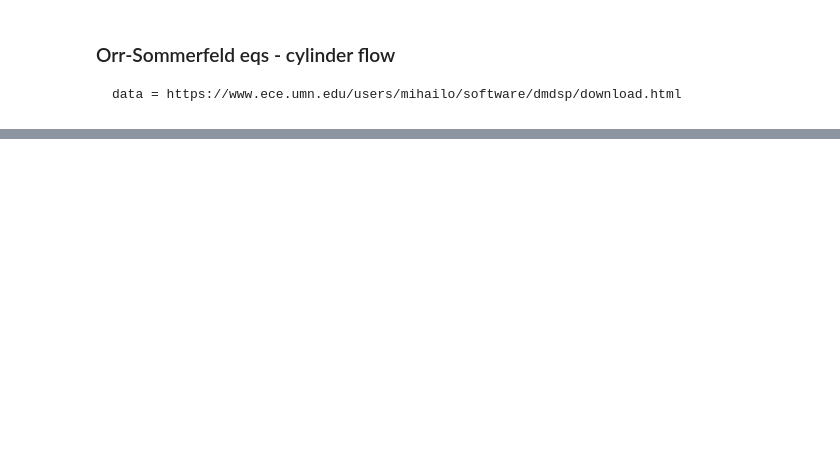
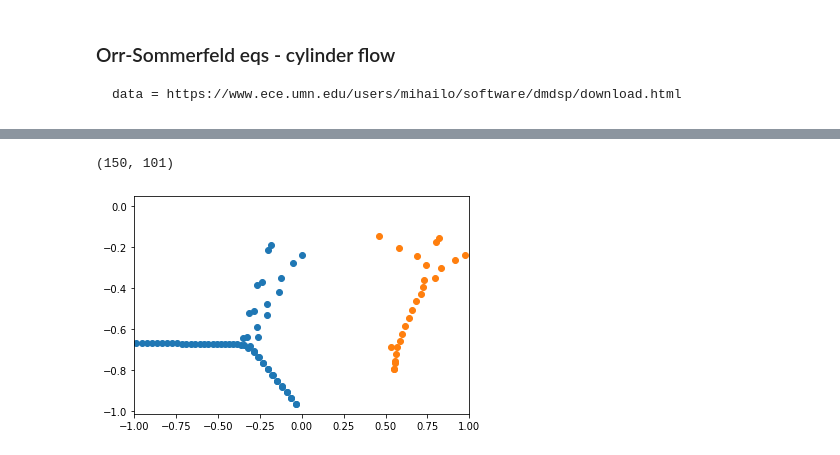
Before and after one commit to ela-d/DMD, a Jupyter notebook: Orr-Sommerfeld_example.ipynb, the cells around one changed output, grey strips where cells are left out. Drawn from its saved outputs; the diff is of its cells as text; code cells hidden in the pictures; blank space fills up the shorter version.

```diff
--- a/Orr-Sommerfeld_example.ipynb
+++ b/Orr-Sommerfeld_example.ipynb
@@ -33,0 +37,14 @@ plt.show()
+# %%
+xfull = loadmat('channel_xfull.mat')
+xfull = xfull['X']
+xfull.shape
+# %% [output]
+(150, 101)
+# %%
+Z, L, r, _, _ = GEDMDQ(xfull[:,:100], xfull[:,1:101], k=26)
+plt.scatter(np.real(os), np.imag(os)) #real orr-sommerfeld eigs
+plt.scatter(np.real(L), np.imag(L))
+plt.xlim(-1,1)
+plt.show()
+# %% [output]
+[figure, added]
```
Also changed, not shown: parts of 11 cells of this notebook.
